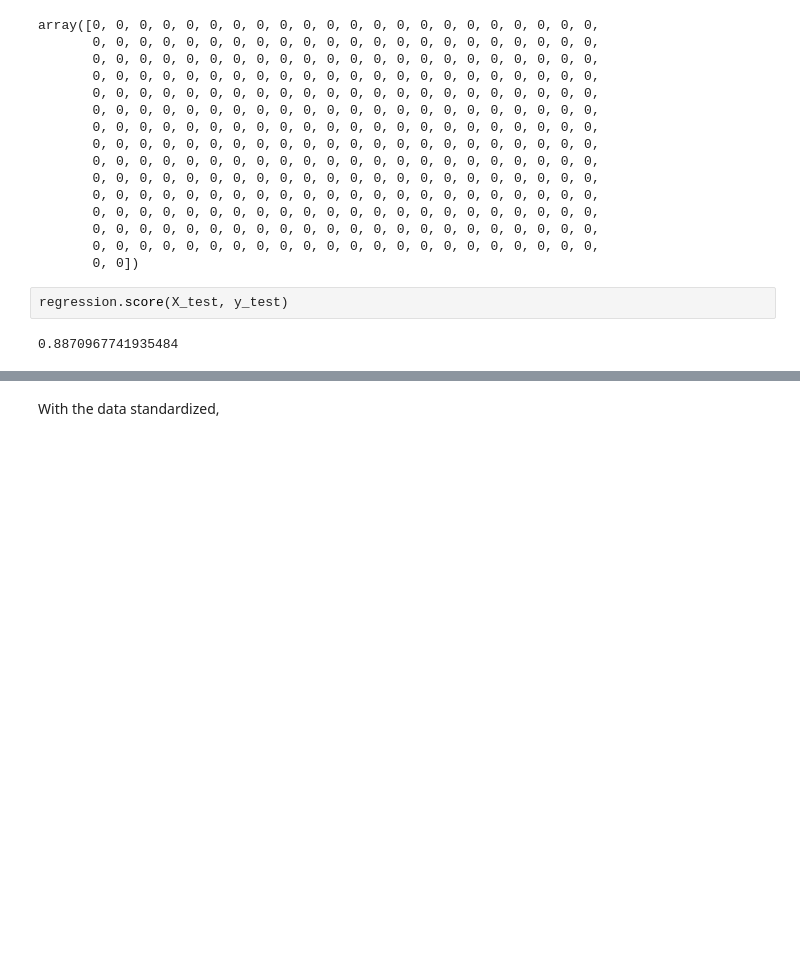
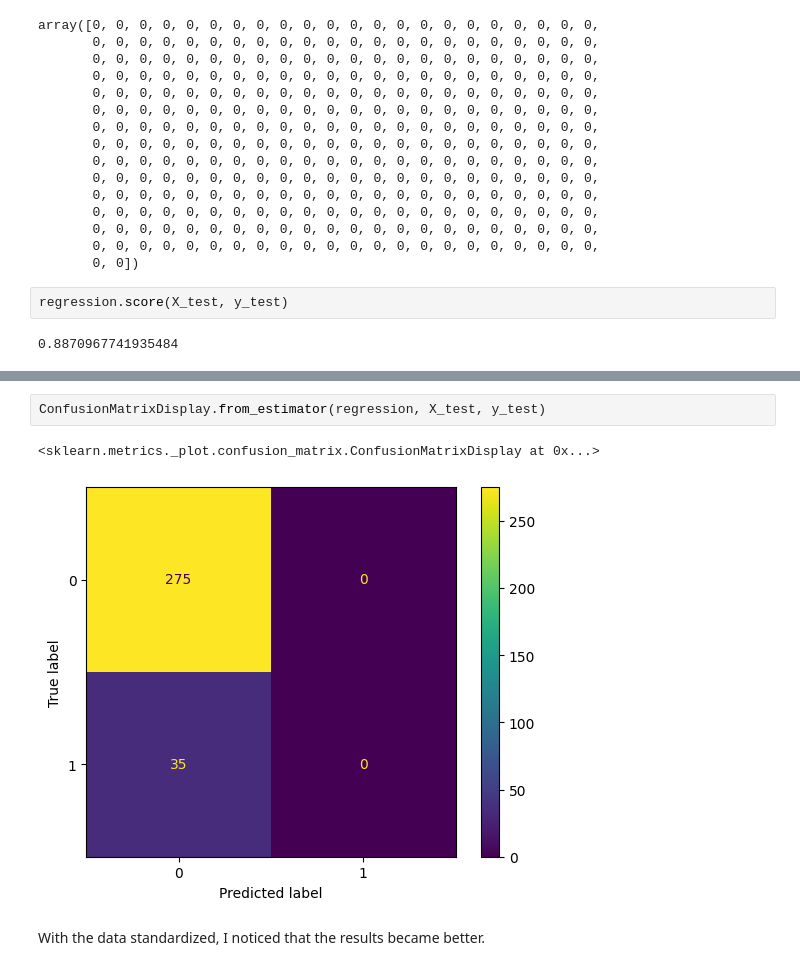
Before and after one commit to tsdandekar24/TanavDandekar_csci_1070_course, a Jupyter notebook: week_06_homework.ipynb, the cells around one changed output, grey strips where cells are left out. Cells and saved outputs as stored; diff of their text form; blank space fills up the shorter version.

```diff
--- a/week_06_homework.ipynb
+++ b/week_06_homework.ipynb
@@ -139,2 +225,7 @@ regression.score(X_test, y_test)
+# %%
+ConfusionMatrixDisplay.from_estimator(regression, X_test, y_test)
+# %% [output]
+<sklearn.metrics._plot.confusion_matrix.ConfusionMatrixDisplay at 0x...>
+[figure, added]
 # %% [markdown]
-With the data standardized,
+With the data standardized, I noticed that the results became better.
```
Also changed, not shown: parts of 15 cells of this notebook.
